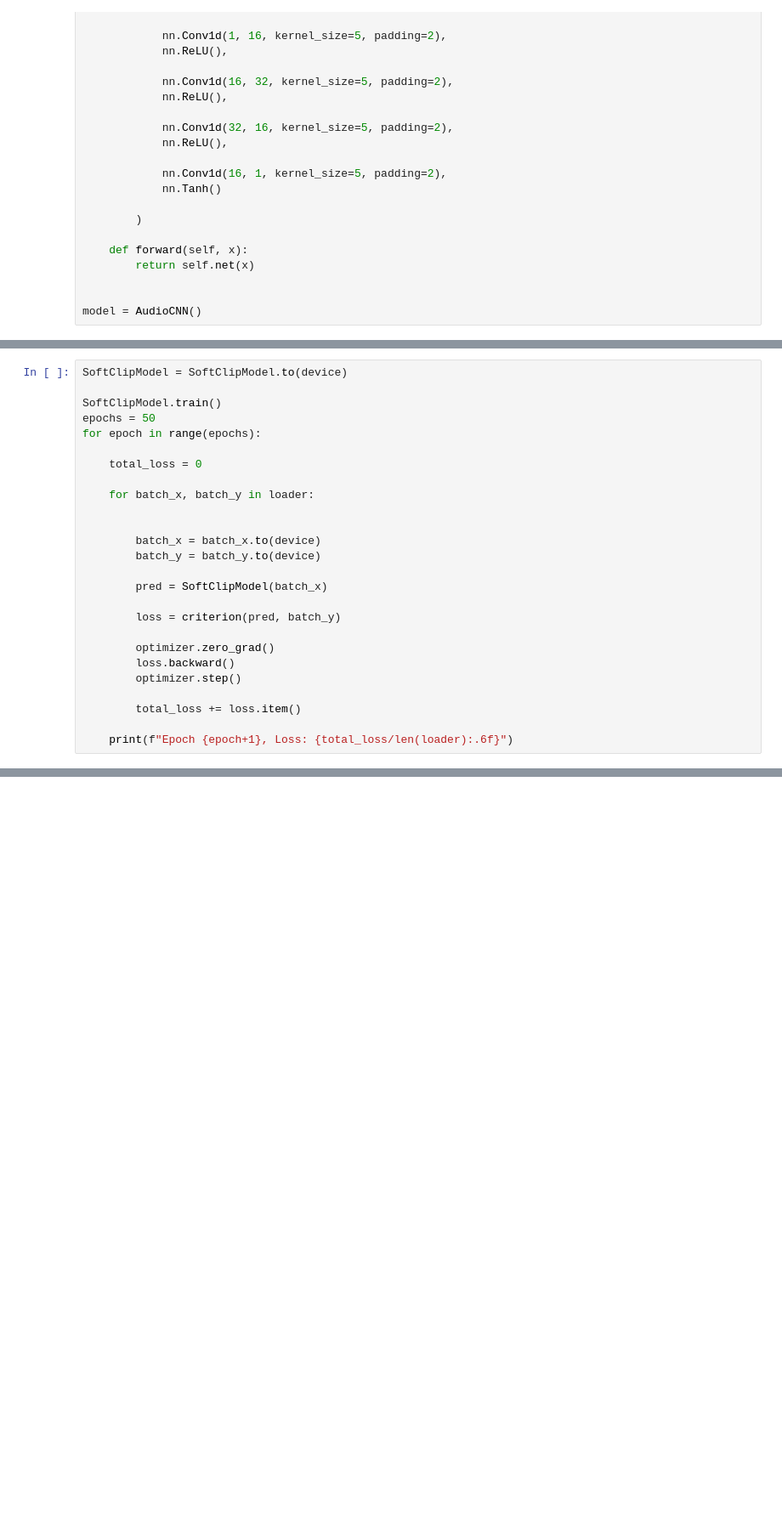
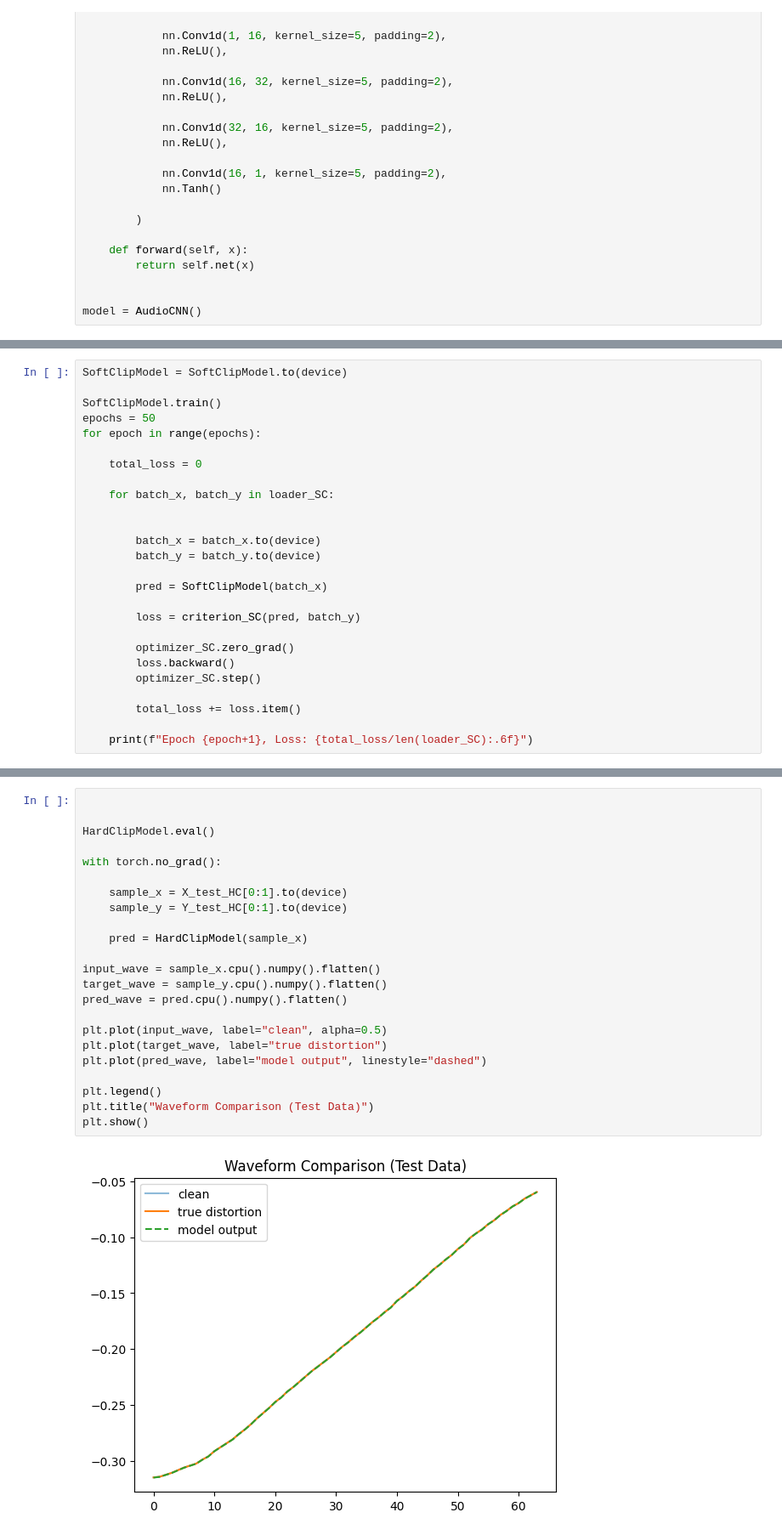
Before and after one commit to mlgfamlmao/neural-network-audio-effects-approximation, a Jupyter notebook: main.ipynb, the cells around one changed output, grey strips where cells are left out. Shown at 85% size. Saved outputs shown, nothing was run; the diff lists cells and outputs as text; blank space fills up the shorter version.

```diff
--- a/main.ipynb
+++ b/main.ipynb
@@ -176,7 +316,7 @@ for epoch in range(epochs):
 
     total_loss = 0
 
-    for batch_x, batch_y in loader:
+    for batch_x, batch_y in loader_SC:
 
 
         batch_x = batch_x.to(device)
@@ -184,13 +324,13 @@ for epoch in range(epochs):
 
         pred = SoftClipModel(batch_x)
 
-        loss = criterion(pred, batch_y)
+        loss = criterion_SC(pred, batch_y)
 
-        optimizer.zero_grad()
+        optimizer_SC.zero_grad()
         loss.backward()
-        optimizer.step()
+        optimizer_SC.step()
 
         total_loss += loss.item()
 
-    print(f"Epoch {epoch+1}, Loss: {total_loss/len(loader):.6f}")
+    print(f"Epoch {epoch+1}, Loss: {total_loss/len(loader_SC):.6f}")
 # %% [output]
@@ -253,0 +506,25 @@ plt.show()
+# %%
+
+
+HardClipModel.eval()
+
+with torch.no_grad():
+
+    sample_x = X_test_HC[0:1].to(device)
+    sample_y = Y_test_HC[0:1].to(device)
+
+    pred = HardClipModel(sample_x)
+
+input_wave = sample_x.cpu().numpy().flatten()
+target_wave = sample_y.cpu().numpy().flatten()
+pred_wave = pred.cpu().numpy().flatten()
+
+plt.plot(input_wave, label="clean", alpha=0.5)
+plt.plot(target_wave, label="true distortion")
+plt.plot(pred_wave, label="model output", linestyle="dashed")
+
+plt.legend()
+plt.title("Waveform Comparison (Test Data)")
+plt.show()
+# %% [output]
+[figure, added]
```
Also changed, not shown: parts of 17 cells of this notebook, 2 other files.
